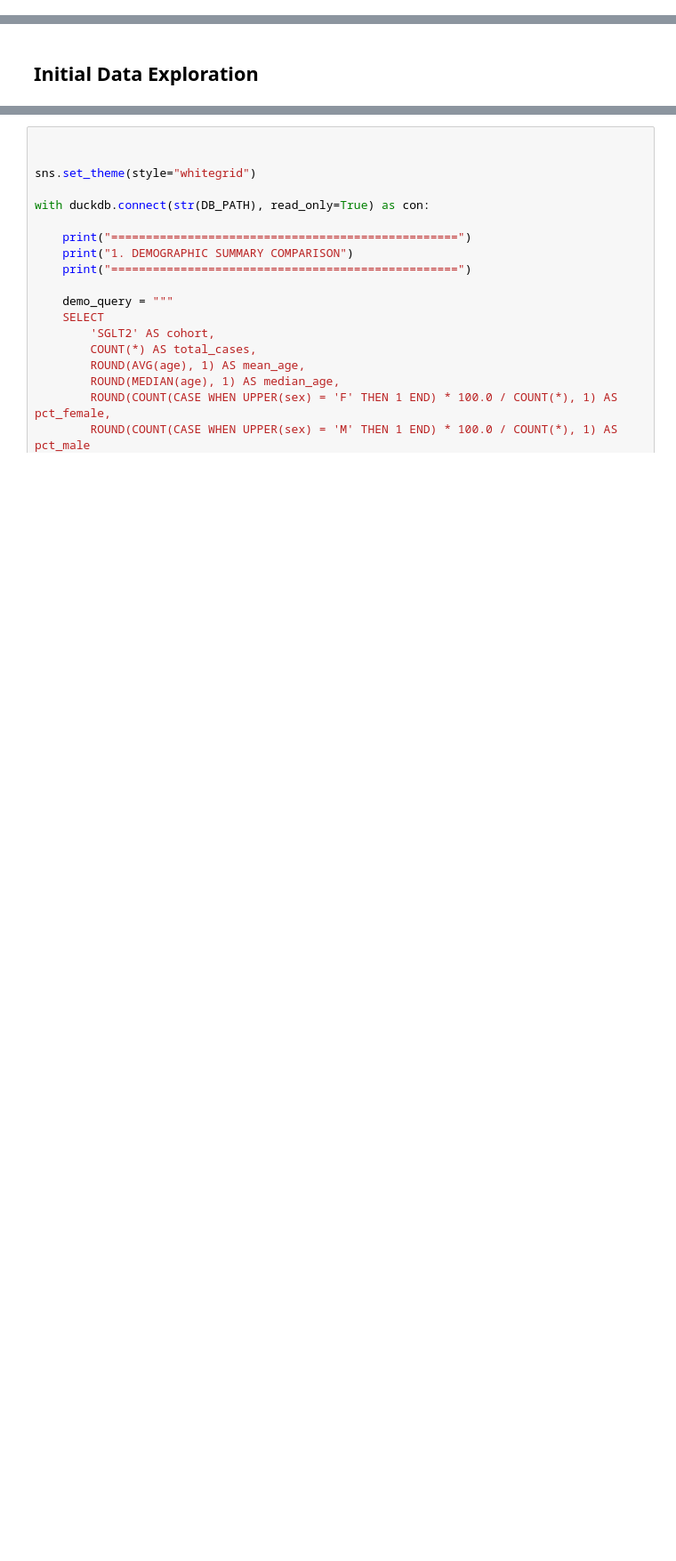
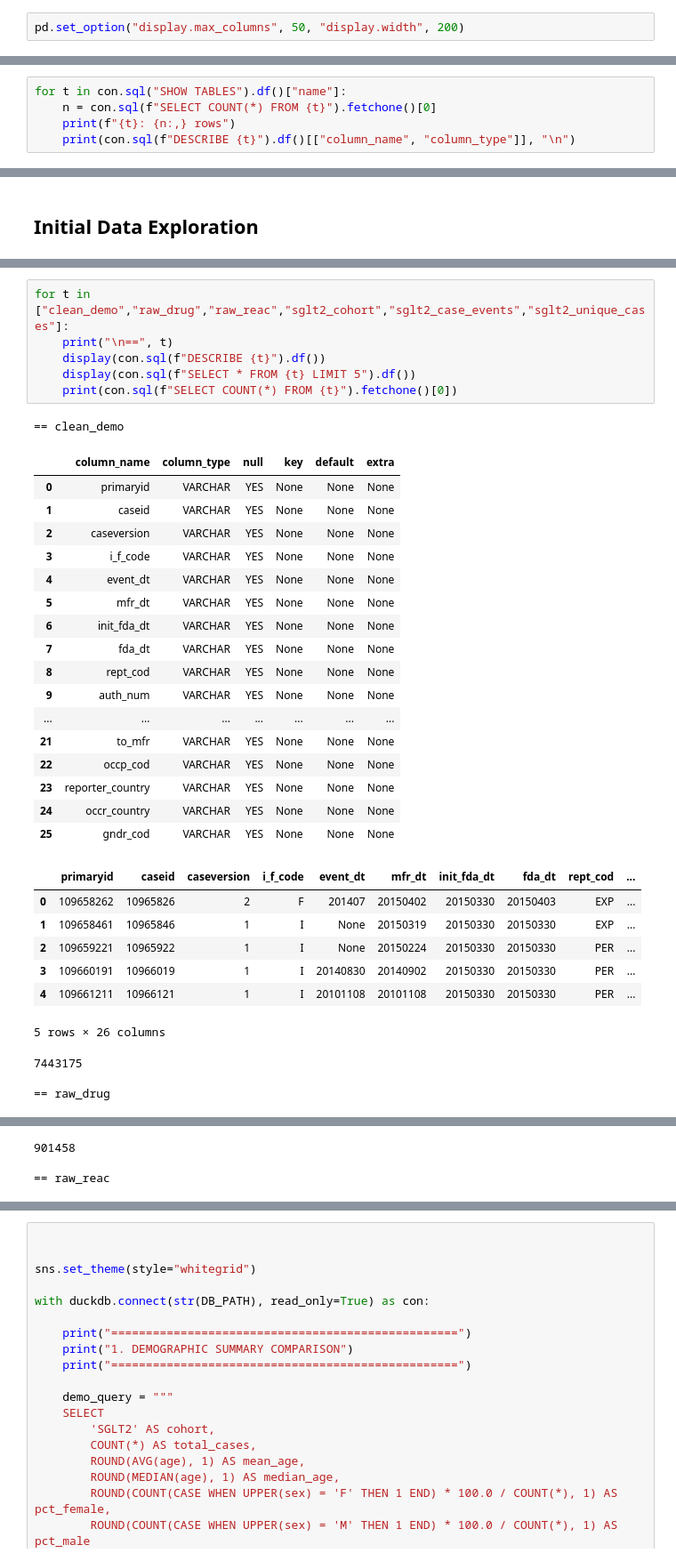
Before and after one commit to ShymaShameer/Signal2Label, a Jupyter notebook: notebooks/02_PV Project.ipynb, the cells around one changed output, grey strips where cells are left out. Shown at 89% size. Cells and saved outputs as stored; diff of their text form; blank space fills up the shorter version.

```diff
--- a/notebooks/02_PV Project.ipynb
+++ b/notebooks/02_PV Project.ipynb
@@ -21,0 +24,2 @@ con = duckdb.connect(str(DB_PATH), read_only=True)
+# %%
+pd.set_option("display.max_columns", 50, "display.width", 200)
@@ -21,0 +39,5 @@ con = duckdb.connect(str(DB_PATH), read_only=True)
+# %%
+for t in con.sql("SHOW TABLES").df()["name"]:
+    n = con.sql(f"SELECT COUNT(*) FROM {t}").fetchone()[0]
+    print(f"{t}: {n:,} rows")
+    print(con.sql(f"DESCRIBE {t}").df()[["column_name", "column_type"]], "\n")
@@ -23,0 +140,35 @@ con = duckdb.connect(str(DB_PATH), read_only=True)
+# %%
+for t in ["clean_demo","raw_drug","raw_reac","sglt2_cohort","sglt2_case_events","sglt2_unique_cases"]:
+    print("\n==", t)
+    display(con.sql(f"DESCRIBE {t}").df())
+    display(con.sql(f"SELECT * FROM {t} LIMIT 5").df())
+    print(con.sql(f"SELECT COUNT(*) FROM {t}").fetchone()[0])
+# %% [output]
+== clean_demo
+|  | column_name | column_type | null | key | default | extra |
+| 0 | primaryid | VARCHAR | YES | None | None | None |
+| 1 | caseid | VARCHAR | YES | None | None | None |
+| 2 | caseversion | VARCHAR | YES | None | None | None |
+| 3 | i_f_code | VARCHAR | YES | None | None | None |
+| 4 | event_dt | VARCHAR | YES | None | None | None |
+| 5 | mfr_dt | VARCHAR | YES | None | None | None |
+| 6 | init_fda_dt | VARCHAR | YES | None | None | None |
+| 7 | fda_dt | VARCHAR | YES | None | None | None |
+| 8 | rept_cod | VARCHAR | YES | None | None | None |
+| 9 | auth_num | VARCHAR | YES | None | None | None |
+| ... | ... | ... | ... | ... | ... | ... |
+| 21 | to_mfr | VARCHAR | YES | None | None | None |
+| 22 | occp_cod | VARCHAR | YES | None | None | None |
+| 23 | reporter_country | VARCHAR | YES | None | None | None |
+| 24 | occr_country | VARCHAR | YES | None | None | None |
+| 25 | gndr_cod | VARCHAR | YES | None | None | None |
+|  | primaryid | caseid | caseversion | i_f_code | event_dt | mfr_dt | init_fda_dt | fda_dt | rept_cod | ... |
+| 0 | 109658262 | 10965826 | 2 | F | 201407 | 20150402 | 20150330 | 20150403 | EXP | ... |
+| 1 | 109658461 | 10965846 | 1 | I | None | 20150319 | 20150330 | 20150330 | EXP | ... |
+| 2 | 109659221 | 10965922 | 1 | I | None | 20150224 | 20150330 | 20150330 | PER | ... |
+| 3 | 109660191 | 10966019 | 1 | I | 20140830 | 20140902 | 20150330 | 20150330 | PER | ... |
+| 4 | 109661211 | 10966121 | 1 | I | 20101108 | 20101108 | 20150330 | 20150330 | PER | ... |
+5 rows × 26 columns
+7443175
+
+== raw_drug
@@ -23,0 +198,3 @@ con = duckdb.connect(str(DB_PATH), read_only=True)
+901458
+
+== raw_reac
```
Also changed, not shown: parts of 9 cells of this notebook, 2 other files.
